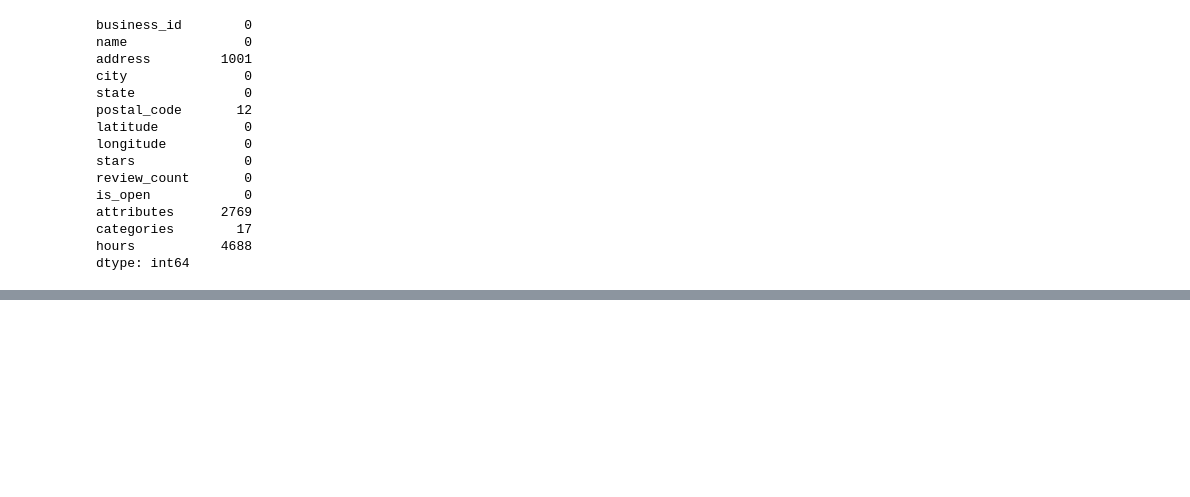
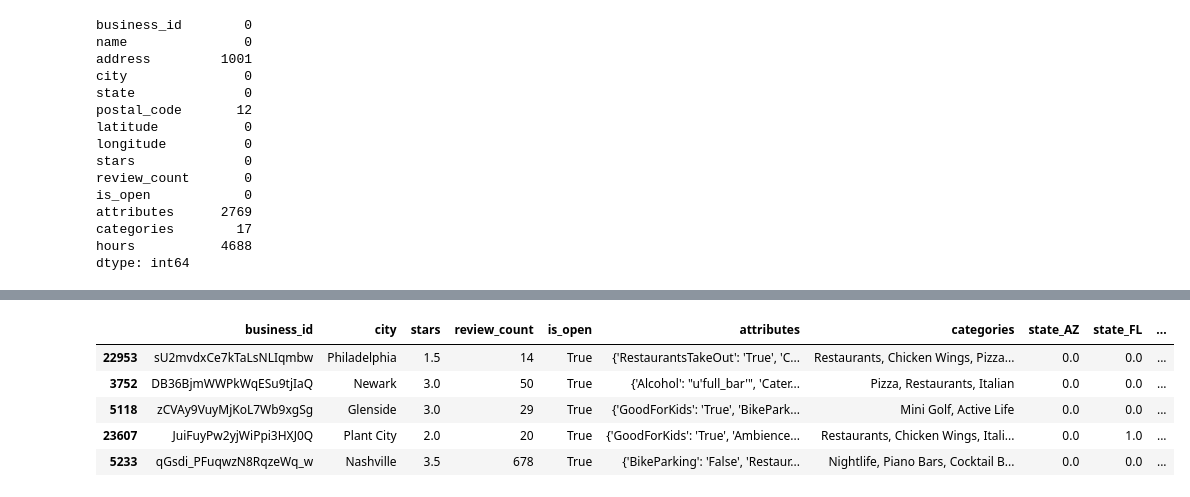
Before and after one commit to agmota11/RECSYS, a Jupyter notebook: Practica 2/src/Exploracion.ipynb, the cells around one changed output, grey strips where cells are left out. Cells and saved outputs as stored; diff of their text form; code cells hidden in the pictures; blank space fills up the shorter version.

```diff
--- a/Practica 2/src/Exploracion.ipynb
+++ b/Practica 2/src/Exploracion.ipynb
@@ -269,0 +310,28 @@ Name: count, dtype: int64
+# %%
+from sklearn.preprocessing import OneHotEncoder
+
+# Crear el codificador
+encoder = OneHotEncoder(sparse_output=False, handle_unknown='ignore')
+
+# Aplicar sobre la columna 'state'
+state_onehot = encoder.fit_transform(new_negocios[['state']])
+
+# Obtener los nombres de columnas codificadas
+state_columns = encoder.get_feature_names_out(['state'])
+
+# Crear DataFrame con los vectores
+state_vector_df = pd.DataFrame(state_onehot, columns=state_columns, index=new_negocios.index)
+
+# (opcional) Unirlo al dataset original
+new_negocios = pd.concat([new_negocios, state_vector_df], axis=1)
+# %%
+new_negocios = new_negocios.drop(columns=["state"])
+# %%
+new_negocios.sample(5)
+# %% [output]
+|  | business_id | city | stars | review_count | is_open | attributes | categories | state_AZ | state_FL | ... |
+| 22953 | sU2mvdxCe7kTaLsNLIqmbw | Philadelphia | 1.5 | 14 | True | {'RestaurantsTakeOut': 'True', 'C... | Restaurants, Chicken Wings, Pizza... | 0.0 | 0.0 | ... |
+| 3752 | DB36BjmWWPkWqESu9tjIaQ | Newark | 3.0 | 50 | True | {'Alcohol': "u'full_bar'", 'Cater... | Pizza, Restaurants, Italian | 0.0 | 0.0 | ... |
+| 5118 | zCVAy9VuyMjKoL7Wb9xgSg | Glenside | 3.0 | 29 | True | {'GoodForKids': 'True', 'BikePark... | Mini Golf, Active Life | 0.0 | 0.0 | ... |
+| 23607 | JuiFuyPw2yjWiPpi3HXJ0Q | Plant City | 2.0 | 20 | True | {'GoodForKids': 'True', 'Ambience... | Restaurants, Chicken Wings, Itali... | 0.0 | 1.0 | ... |
+| 5233 | qGsdi_PFuqwzN8RqzeWq_w | Nashville | 3.5 | 678 | True | {'BikeParking': 'False', 'Restaur... | Nightlife, Piano Bars, Cocktail B... | 0.0 | 0.0 | ... |
```
Also changed, not shown: parts of 35 cells of this notebook, 2 other files.
